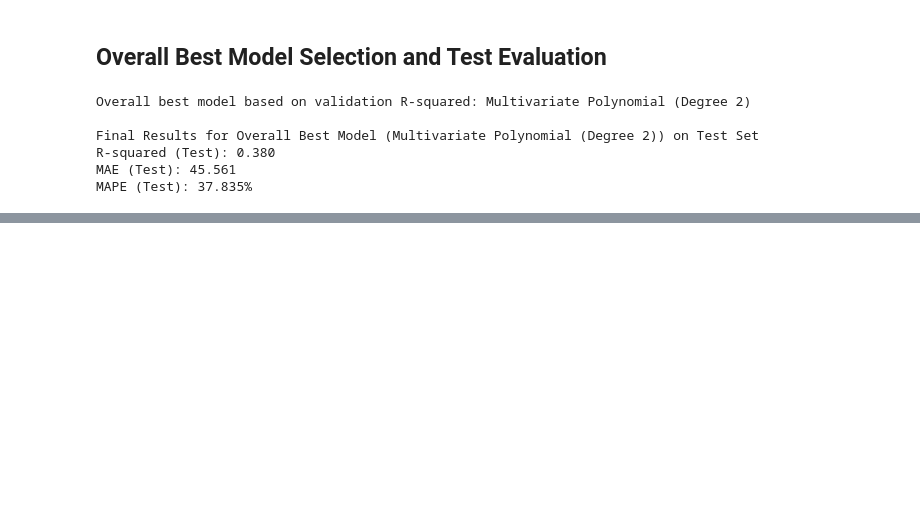
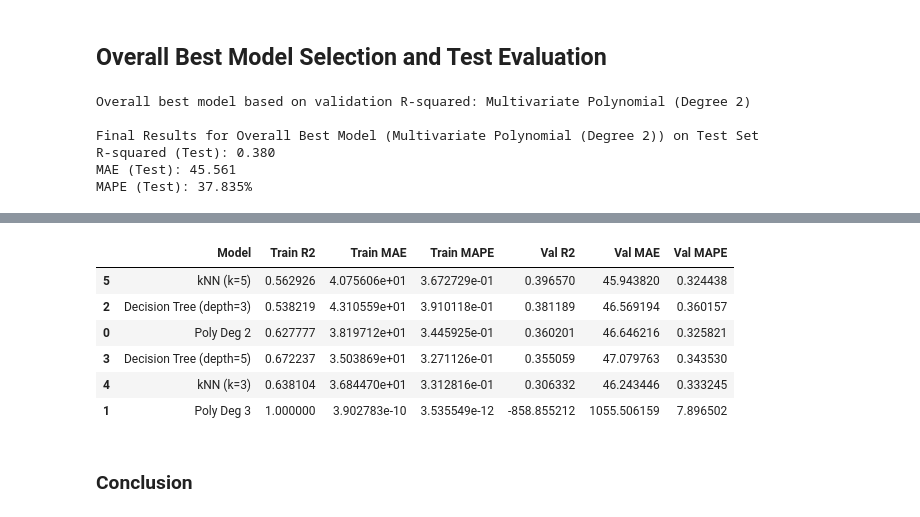
Before and after one commit to preetpalai/ProblemLab2_CSCN8010, a Jupyter notebook: PracticalLab2.ipynb, the cells around one changed output, grey strips where cells are left out. Saved outputs shown, nothing was run; the diff lists cells and outputs as text; code cells hidden in the pictures; blank space fills up the shorter version.

```diff
--- a/lab2.ipynb
+++ b/PracticalLab2.ipynb
@@ -638,0 +815,77 @@ Overall, this lab provided a strong foundation in applying various regression mo
+# %%
+
+from sklearn.pipeline import make_pipeline
+from sklearn.tree import DecisionTreeRegressor
+from sklearn.neighbors import KNeighborsRegressor
+
+X_all = full_df.drop(columns='target')
+y_all = full_df['target']
+
+X_temp, X_test, y_temp, y_test = train_test_split(X_all, y_all, test_size=0.2, random_state=42)
+X_train, X_val, y_train, y_val = train_test_split(X_temp, y_temp, test_size=0.25, random_state=42)
+
+results_part3 = []
+
+for degree in [2, 3]:
+    model = make_pipeline(PolynomialFeatures(degree), LinearRegression())
+    model.fit(X_train, y_train)
+
+    y_train_pred = model.predict(X_train)
+    y_val_pred = model.predict(X_val)
+
+    results_part3.append({
+        'Model': f'Poly Deg {degree}',
+        'Train R2': r2_score(y_train, y_train_pred),
+        'Train MAE': mean_absolute_error(y_train, y_train_pred),
+        'Train MAPE': mean_absolute_percentage_error(y_train, y_train_pred),
+        'Val R2': r2_score(y_val, y_val_pred),
+        'Val MAE': mean_absolute_error(y_val, y_val_pred),
+        'Val MAPE': mean_absolute_percentage_error(y_val, y_val_pred),
+    })
+
+for depth in [3, 5]:
+    model = DecisionTreeRegressor(max_depth=depth, random_state=42)
+    model.fit(X_train, y_train)
+
+    y_train_pred = model.predict(X_train)
+    y_val_pred = model.predict(X_val)
+
+    results_part3.append({
+        'Model': f'Decision Tree (depth={depth})',
+        'Train R2': r2_score(y_train, y_train_pred),
+        'Train MAE': mean_absolute_error(y_train, y_train_pred),
+        'Train MAPE': mean_absolute_percentage_error(y_train, y_train_pred),
+        'Val R2': r2_score(y_val, y_val_pred),
+        'Val MAE': mean_absolute_error(y_val, y_val_pred),
+        'Val MAPE': mean_absolute_percentage_error(y_val, y_val_pred),
+    })
+
+for k in [3, 5]:
+    model = KNeighborsRegressor(n_neighbors=k)
+    model.fit(X_train, y_train)
+
+    y_train_pred = model.predict(X_train)
+    y_val_pred = model.predict(X_val)
+
+    results_part3.append({
+        'Model': f'kNN (k={k})',
+        'Train R2': r2_score(y_train, y_train_pred),
+        'Train MAE': mean_absolute_error(y_train, y_train_pred),
+        'Train MAPE': mean_absolute_percentage_error(y_train, y_train_pred),
+        'Val R2': r2_score(y_val, y_val_pred),
+        'Val MAE': mean_absolute_error(y_val, y_val_pred),
+        'Val MAPE': mean_absolute_percentage_error(y_val, y_val_pred),
+    })
+
+results_part3_df = pd.DataFrame(results_part3)
+results_part3_df.sort_values(by='Val R2', ascending=False)
+# %% [output]
+|  | Model | Train R2 | Train MAE | Train MAPE | Val R2 | Val MAE | Val MAPE |
+| 5 | kNN (k=5) | 0.562926 | 4.075606e+01 | 3.672729e-01 | 0.396570 | 45.943820 | 0.324438 |
+| 2 | Decision Tree (depth=3) | 0.538219 | 4.310559e+01 | 3.910118e-01 | 0.381189 | 46.569194 | 0.360157 |
+| 0 | Poly Deg 2 | 0.627777 | 3.819712e+01 | 3.445925e-01 | 0.360201 | 46.646216 | 0.325821 |
+| 3 | Decision Tree (depth=5) | 0.672237 | 3.503869e+01 | 3.271126e-01 | 0.355059 | 47.079763 | 0.343530 |
+| 4 | kNN (k=3) | 0.638104 | 3.684470e+01 | 3.312816e-01 | 0.306332 | 46.243446 | 0.333245 |
+| 1 | Poly Deg 3 | 1.000000 | 3.902783e-10 | 3.535549e-12 | -858.855212 | 1055.506159 | 7.896502 |
+# %% [markdown]
+### Conclusion
```
Also changed, not shown: parts of 32 cells of this notebook, 2 other files.
